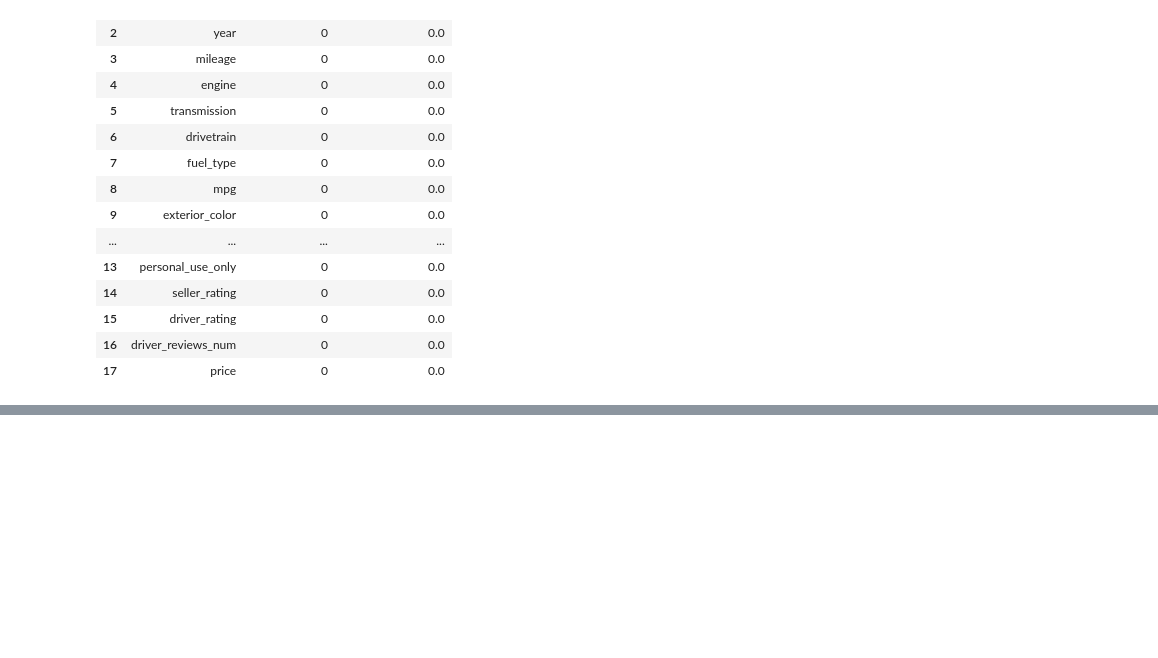
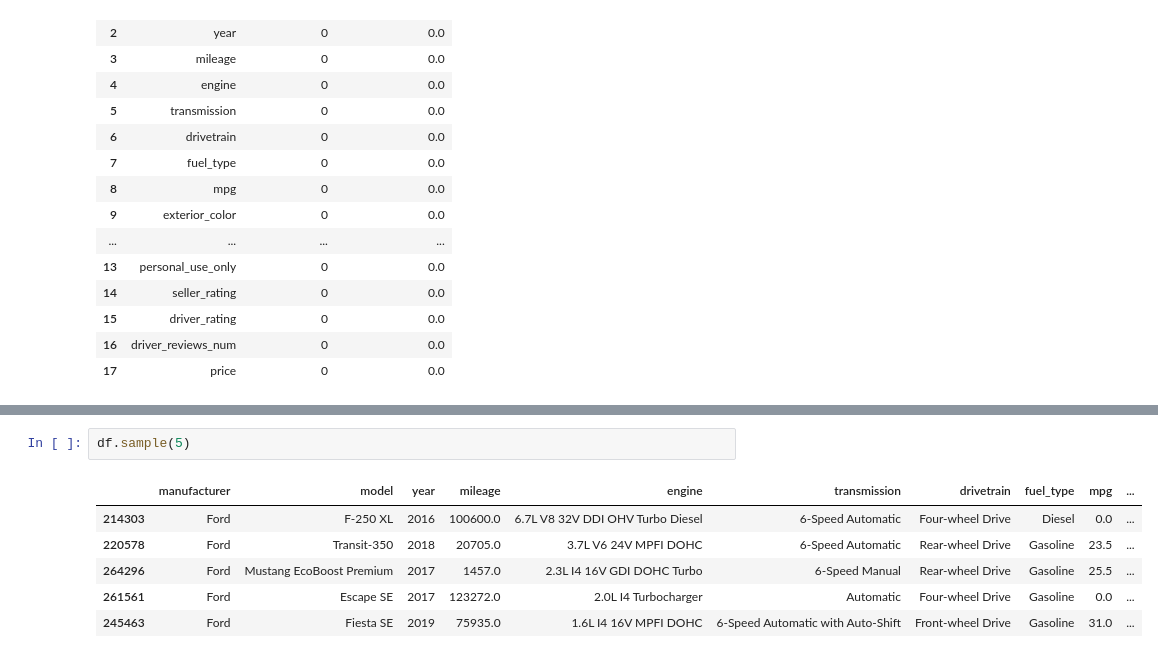
Before and after one commit to Raaj-4320/smartAuto, a Jupyter notebook: overView.ipynb, the cells around one changed output, grey strips where cells are left out. Cells and saved outputs as stored; diff of their text form; blank space fills up the shorter version.

```diff
--- a/overView.ipynb
+++ b/overView.ipynb
@@ -399,0 +429,9 @@ combined_df
+# %%
+df.sample(5)
+# %% [output]
+|  | manufacturer | model | year | mileage | engine | transmission | drivetrain | fuel_type | mpg | ... |
+| 214303 | Ford | F-250 XL | 2016 | 100600.0 | 6.7L V8 32V DDI OHV Turbo Diesel | 6-Speed Automatic | Four-wheel Drive | Diesel | 0.0 | ... |
+| 220578 | Ford | Transit-350 | 2018 | 20705.0 | 3.7L V6 24V MPFI DOHC | 6-Speed Automatic | Rear-wheel Drive | Gasoline | 23.5 | ... |
+| 264296 | Ford | Mustang EcoBoost Premium | 2017 | 1457.0 | 2.3L I4 16V GDI DOHC Turbo | 6-Speed Manual | Rear-wheel Drive | Gasoline | 25.5 | ... |
+| 261561 | Ford | Escape SE | 2017 | 123272.0 | 2.0L I4 Turbocharger | Automatic | Four-wheel Drive | Gasoline | 0.0 | ... |
+| 245463 | Ford | Fiesta SE | 2019 | 75935.0 | 1.6L I4 16V MPFI DOHC | 6-Speed Automatic with Auto-Shift | Front-wheel Drive | Gasoline | 31.0 | ... |
```
Also changed, not shown: parts of 14 cells of this notebook, 2 other files.
